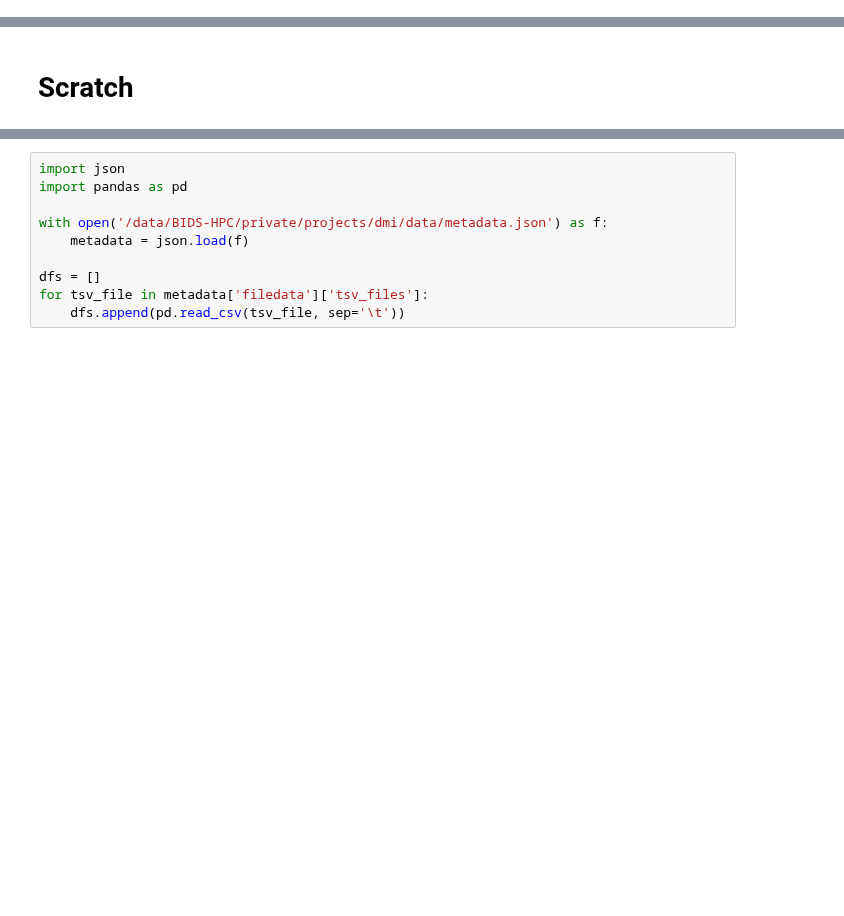
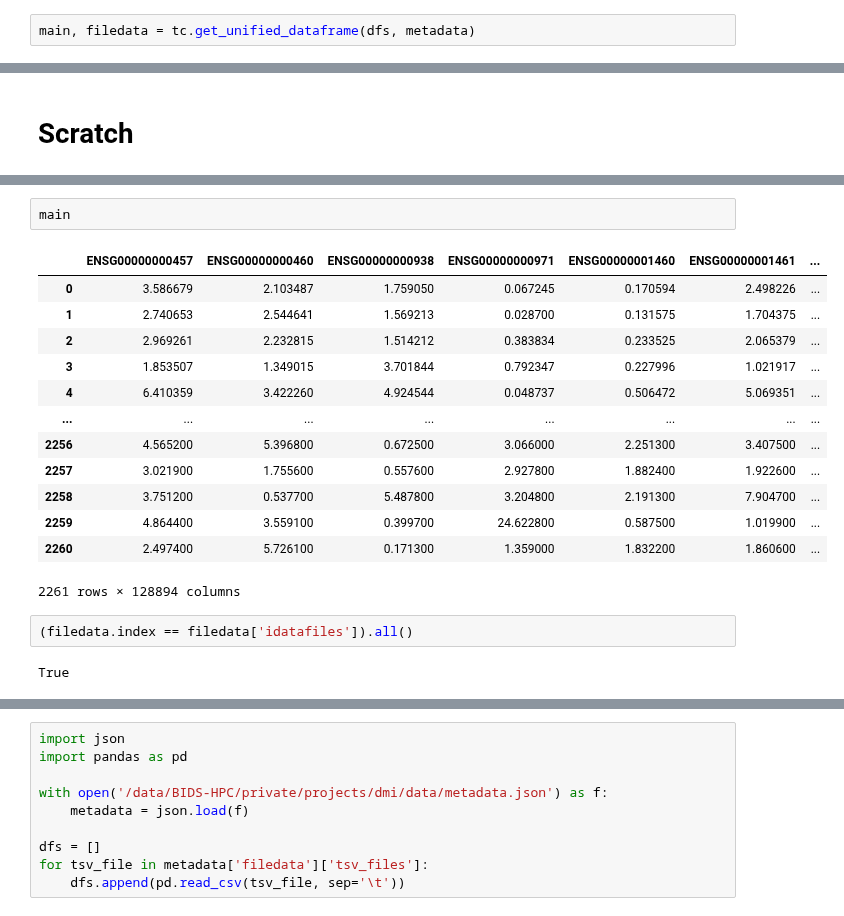
Before and after one commit to andrew-weisman/target_classification, a Jupyter notebook: main.ipynb, the cells around one changed output, grey strips where cells are left out. Drawn from its saved outputs; the diff is of its cells as text; blank space fills up the shorter version.

Commit message:
Took first stab at unifying all the Pandas dataframes

```diff
--- a/main.ipynb
+++ b/main.ipynb
@@ -197,0 +201,2 @@ Reading pickle file /data/BIDS-HPC/private/projects/dmi/data/initial_data_with_u
+# %%
+main, filedata = tc.get_unified_dataframe(dfs, metadata)
@@ -199,0 +272,20 @@ Reading pickle file /data/BIDS-HPC/private/projects/dmi/data/initial_data_with_u
+# %%
+main
+# %% [output]
+|  | ENSG00000000457 | ENSG00000000460 | ENSG00000000938 | ENSG00000000971 | ENSG00000001460 | ENSG00000001461 | ... |
+| 0 | 3.586679 | 2.103487 | 1.759050 | 0.067245 | 0.170594 | 2.498226 | ... |
+| 1 | 2.740653 | 2.544641 | 1.569213 | 0.028700 | 0.131575 | 1.704375 | ... |
+| 2 | 2.969261 | 2.232815 | 1.514212 | 0.383834 | 0.233525 | 2.065379 | ... |
+| 3 | 1.853507 | 1.349015 | 3.701844 | 0.792347 | 0.227996 | 1.021917 | ... |
+| 4 | 6.410359 | 3.422260 | 4.924544 | 0.048737 | 0.506472 | 5.069351 | ... |
+| ... | ... | ... | ... | ... | ... | ... | ... |
+| 2256 | 4.565200 | 5.396800 | 0.672500 | 3.066000 | 2.251300 | 3.407500 | ... |
+| 2257 | 3.021900 | 1.755600 | 0.557600 | 2.927800 | 1.882400 | 1.922600 | ... |
+| 2258 | 3.751200 | 0.537700 | 5.487800 | 3.204800 | 2.191300 | 7.904700 | ... |
+| 2259 | 4.864400 | 3.559100 | 0.399700 | 24.622800 | 0.587500 | 1.019900 | ... |
+| 2260 | 2.497400 | 5.726100 | 0.171300 | 1.359000 | 1.832200 | 1.860600 | ... |
+2261 rows × 128894 columns
+# %%
+(filedata.index == filedata['idatafiles']).all()
+# %% [output]
+True
```
Also changed, not shown: parts of 14 cells of this notebook, 1 other file.
